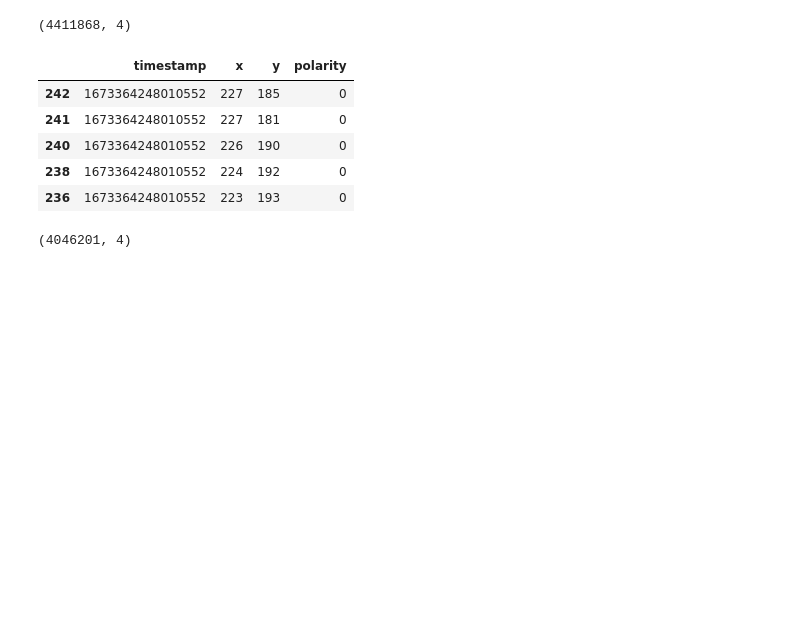
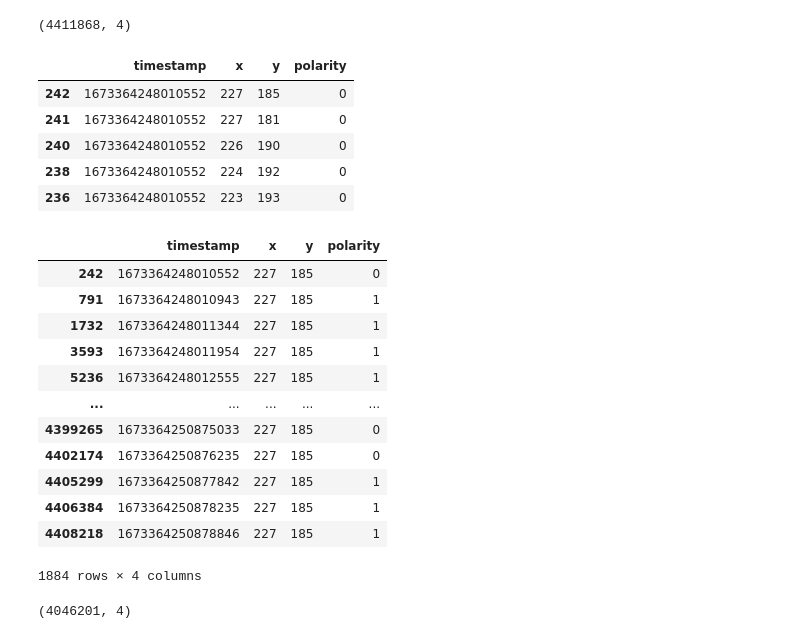
Before and after one commit to mannmoshe/image-processing, a Jupyter notebook: project/image_processing_project.ipynb, the cells around one changed output. Drawn from its saved outputs; the diff is of its cells as text; code cells hidden in the pictures; blank space fills up the shorter version.

```diff
--- a/project/image_processing_project.ipynb
+++ b/project/image_processing_project.ipynb
@@ -140,6 +140,22 @@ good_dots.head()
 | 240 | 1673364248010552 | 226 | 190 | 0 |
 | 238 | 1673364248010552 | 224 | 192 | 0 |
 | 236 | 1673364248010552 | 223 | 193 | 0 |
+# %%
+good_dots[(good_dots['x']==227) & (good_dots['y']==185)]
+# %% [output]
+|  | timestamp | x | y | polarity |
+| 242 | 1673364248010552 | 227 | 185 | 0 |
+| 791 | 1673364248010943 | 227 | 185 | 1 |
+| 1732 | 1673364248011344 | 227 | 185 | 1 |
+| 3593 | 1673364248011954 | 227 | 185 | 1 |
+| 5236 | 1673364248012555 | 227 | 185 | 1 |
+| ... | ... | ... | ... | ... |
+| 4399265 | 1673364250875033 | 227 | 185 | 0 |
+| 4402174 | 1673364250876235 | 227 | 185 | 0 |
+| 4405299 | 1673364250877842 | 227 | 185 | 1 |
+| 4406384 | 1673364250878235 | 227 | 185 | 1 |
+| 4408218 | 1673364250878846 | 227 | 185 | 1 |
+1884 rows × 4 columns
 # %%
 good_dots.shape
 # %% [output]
```
Also changed, not shown: parts of 3 cells of this notebook.
